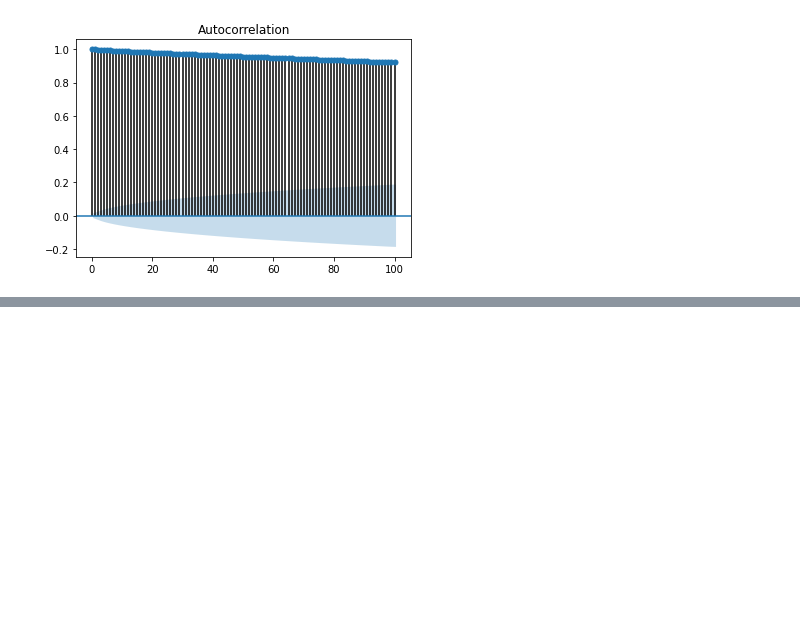
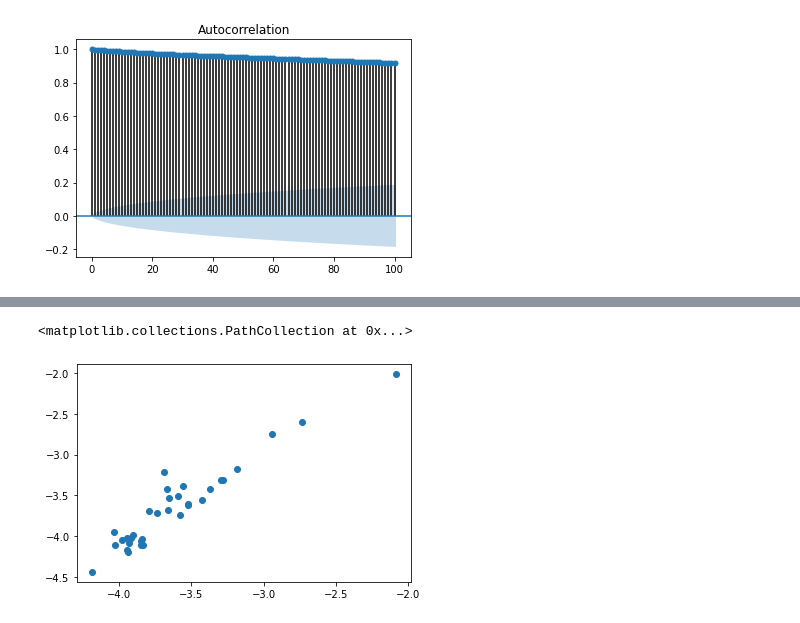
Before and after one commit to YannisZa/stochastic-travel-demand-modelling, a Jupyter notebook: notebooks/commuter_data_sandbox.ipynb, the cells around one changed output, grey strips where cells are left out. Saved outputs shown, nothing was run; the diff lists cells and outputs as text; code cells hidden in the pictures; blank space fills up the shorter version.

```diff
--- a/notebooks/commuter_data_sandbox.ipynb
+++ b/notebooks/commuter_data_sandbox.ipynb
@@ -262,0 +230,4 @@ print(np.std(samples[::1500],axis=0))
+# %%
+high_samples = np.loadtxt(os.path.join(rd,f"data/output/{dataset}/inverse_problem/{constrained}_high_noise_theta_samples.txt"))
+high_samples2 = np.loadtxt(os.path.join(rd,f"data/output/{dataset}/inverse_problem/{constrained}_high_noise_logsize_samples.txt"))
+high_samples3 = np.loadtxt(os.path.join(rd,f"data/output/{dataset}/inverse_problem/{constrained}_high_noise_sign_samples.txt"))
@@ -262,0 +242,2 @@ print(np.std(samples[::1500],axis=0))
+# %%
+posterior_xd = np.mean(high_samples2,axis=0)
@@ -262,0 +264,5 @@ print(np.std(samples[::1500],axis=0))
+# %%
+plt.scatter(posterior_xd,xd)
+# %% [output]
+<matplotlib.collections.PathCollection at 0x...>
+[figure, added]
```
Also changed, not shown: parts of 32 cells of this notebook, 2 other files.
